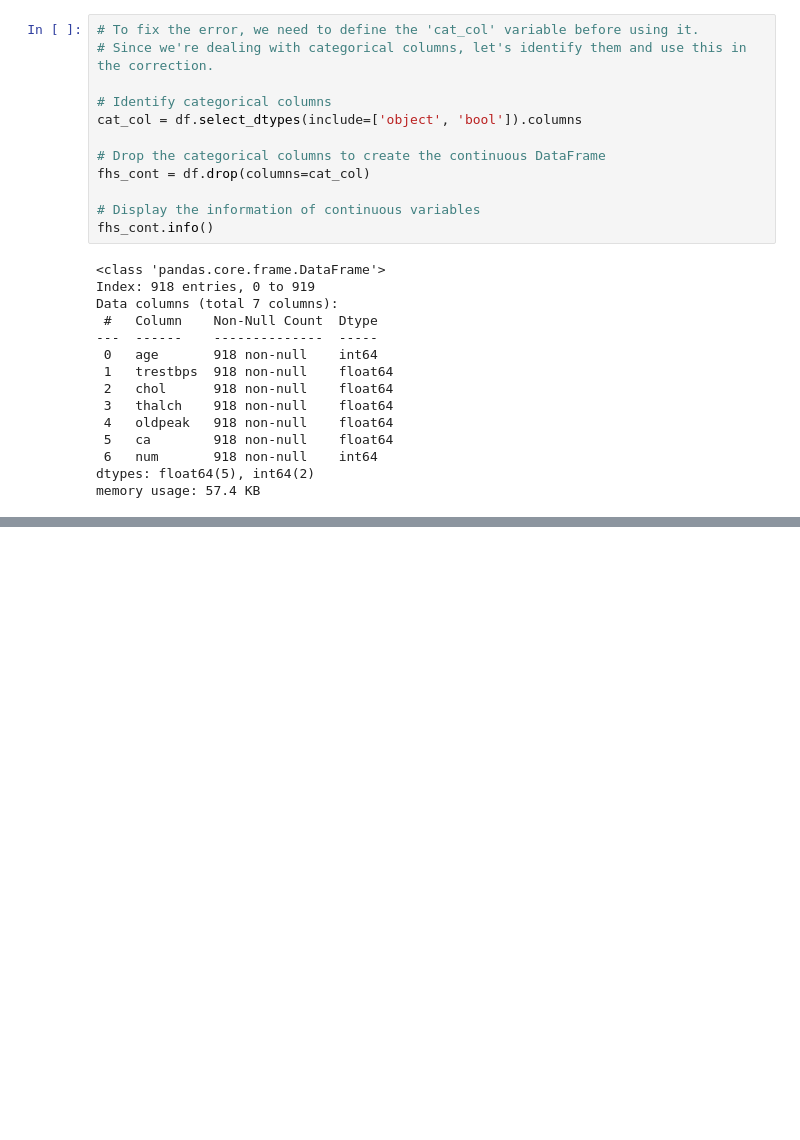
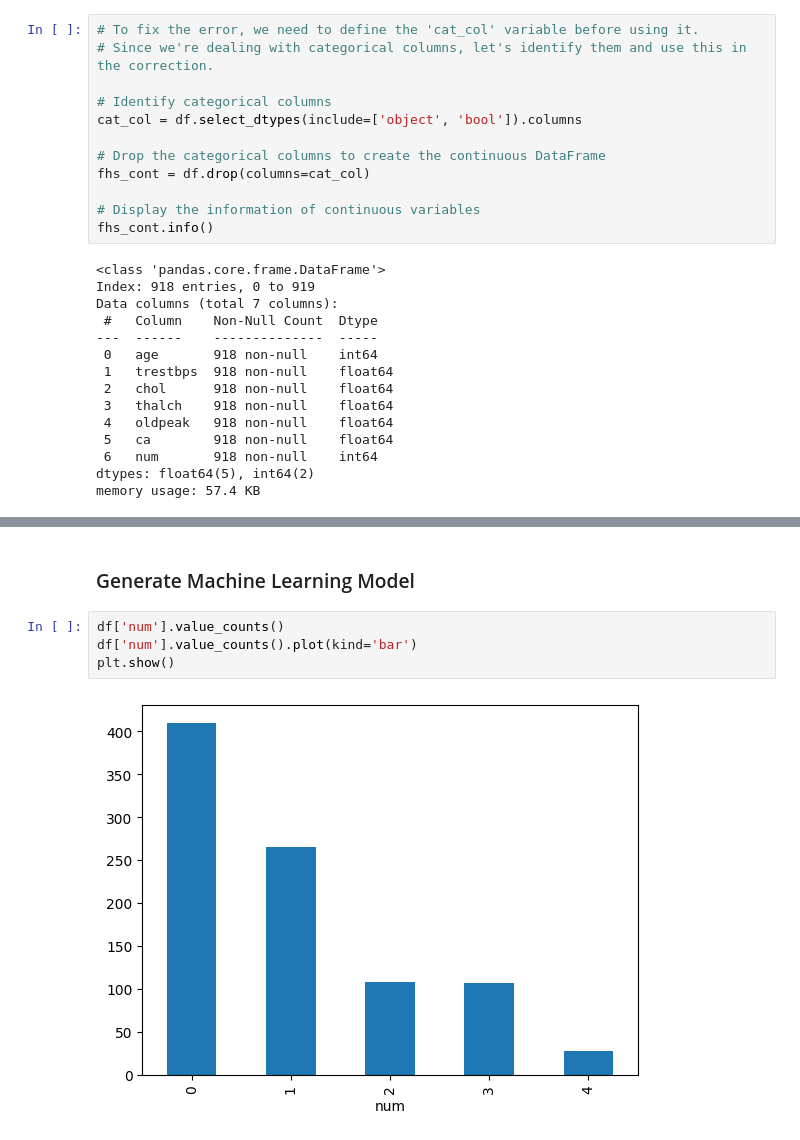
Before and after one commit to JiyaG143/pfsinterns, a Jupyter notebook: deepnote/Email_Spam_Detection_Project/Heart Disease Prediction.ipynb, the cells around one changed output, grey strips where cells are left out. Drawn from its saved outputs; the diff is of its cells as text; blank space fills up the shorter version.

```diff
--- a/deepnote/Email_Spam_Detection_Project/Heart Disease Prediction.ipynb
+++ b/deepnote/Email_Spam_Detection_Project/Heart Disease Prediction.ipynb
@@ -379,0 +403,8 @@ memory usage: 57.4 KB
+# %% [markdown]
+### Generate Machine Learning Model
+# %%
+df['num'].value_counts()
+df['num'].value_counts().plot(kind='bar')
+plt.show()
+# %% [output]
+[figure, added]
```
Also changed, not shown: parts of 5 cells of this notebook.
